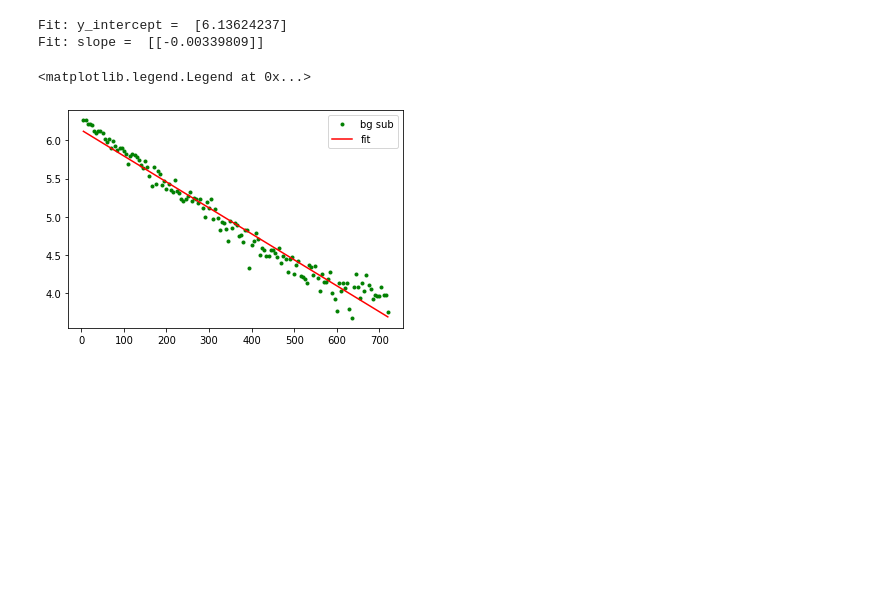
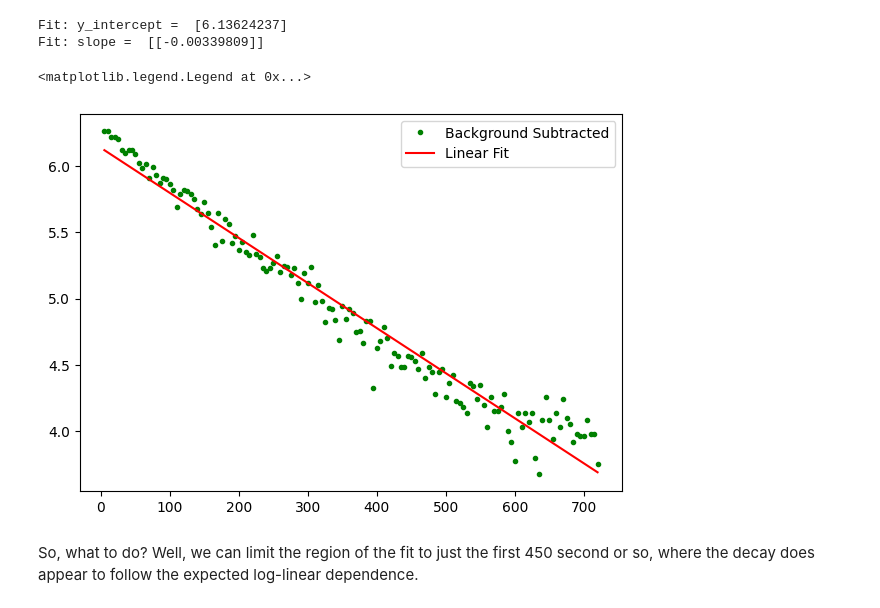
Before and after one commit to nmack21/PhysicsLabs, a Jupyter notebook: PHYS201/RadioactivityLab.ipynb, the cells around one changed output. Saved outputs shown, nothing was run; the diff lists cells and outputs as text; code cells hidden in the pictures; blank space fills up the shorter version.

```diff
--- a/PHYS201/RadioactivityLab.ipynb
+++ b/PHYS201/RadioactivityLab.ipynb
@@ -115,28 +145,31 @@ Counts =  1231.0  Time =  3430.0  Rate =  21.533527696793  +/-  0.61374244173232
 # %%
-#plt.plot(barium['Time (s) Barium'],np.log(barium['Geiger Counts (counts/sample) Barium']),'r.',label='raw')
-#plt.plot(barium['Time (s) Barium'],np.log(barium['RootN (cts/5s) Barium']),'b--',label='error')
-plt.plot(barium['Time (s) Barium'],np.log(barium['Background Subtracted (cts/5s) Barium']),'g.',label='bg sub')
+fig=plt.figure(figsize=(7,5), dpi= 100, facecolor='w', edgecolor='k')
+plt.plot(barium['Time (s) Barium'],
+         np.log(barium['Background Subtracted (cts/5s) Barium']),'g.',
+         label='Background Subtracted')
 
 from sklearn import linear_model
 
 reg = linear_model.LinearRegression()
 
 x_data = barium['Time (s) Barium'].values.reshape(-1, 1)
 y_data = np.log(barium['Background Subtracted (cts/5s) Barium'].values.reshape(-1, 1))
 
 reg.fit(x_data,y_data)
 
 print ('Fit: y_intercept = ',reg.intercept_)
 print ('Fit: slope = ',reg.coef_)
 
 y_fit = x_data*reg.coef_ + reg.intercept_
-plt.plot(x_data,y_fit,'r-',label='fit')
+plt.plot(x_data,y_fit,'r-',label='Linear Fit')
 plt.legend()
 # %% [output]
 Fit: y_intercept =  [6.13624237]
 Fit: slope =  [[-0.00339809]]
 <matplotlib.legend.Legend at 0x...>
-[figure, old version]
+[figure, new version]
+# %% [markdown]
+So, what to do?  Well, we can limit the region of the fit to just the first 450 second or so, where the decay does appear to follow the expected log-linear dependence.
 # %%
 barium2 = barium[barium['Time (s) Barium'] < 450]
 
```
Also changed, not shown: parts of 19 cells of this notebook.
